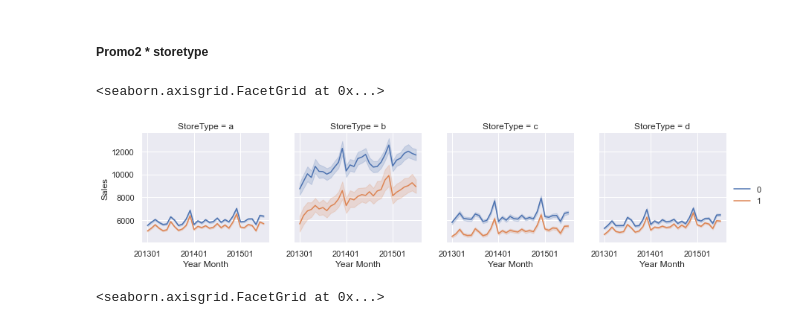
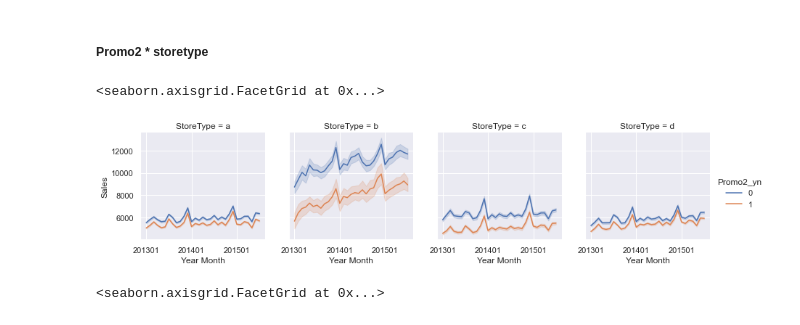
Before and after one commit to CYCCCCC/store_sales_prediction, a Jupyter notebook: store_sales.ipynb, the cells around one changed output. Cells and saved outputs as stored; diff of their text form; code cells hidden in the pictures.

```diff
--- a/store_sales.ipynb
+++ b/store_sales.ipynb
@@ -1278,17 +1337,17 @@ g.add_legend()
 # %%
 order = ['a', 'b', 'c', 'd']
 
 g = sns.FacetGrid(df_all, col='StoreType', col_wrap=4, height=3, col_order=order)
 g.map_dataframe(sns.lineplot, 'yyyymm', 'Sales', hue='Promo2')
 
 tick_locations = list(range(0, 31, 12))
 plt.xticks(ticks=tick_locations)
 
 g.set_axis_labels('Year Month', 'Sales')
-g.add_legend()
+g.add_legend(title='Promo2_yn')
 # %% [output]
 <seaborn.axisgrid.FacetGrid at 0x...>
-[figure, old version]
+[figure, new version]
 # %%
 order = ['a', 'b', 'c', 'd']
 
```
Also changed, not shown: parts of 24 cells of this notebook.
